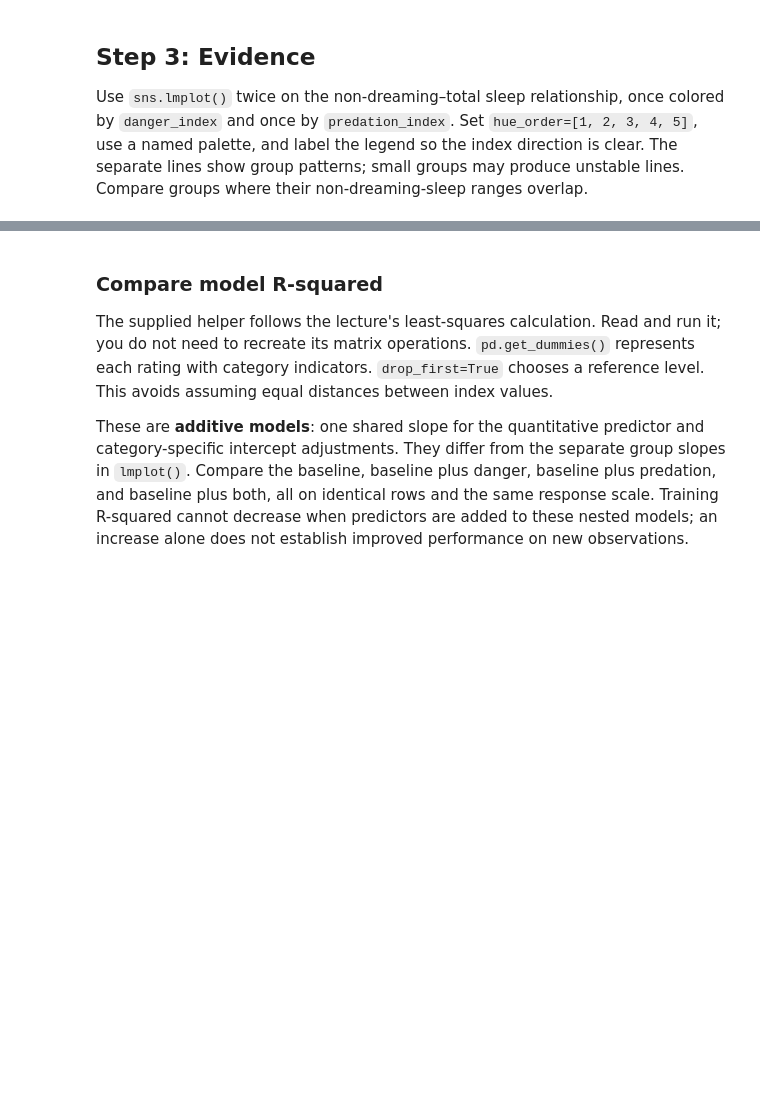
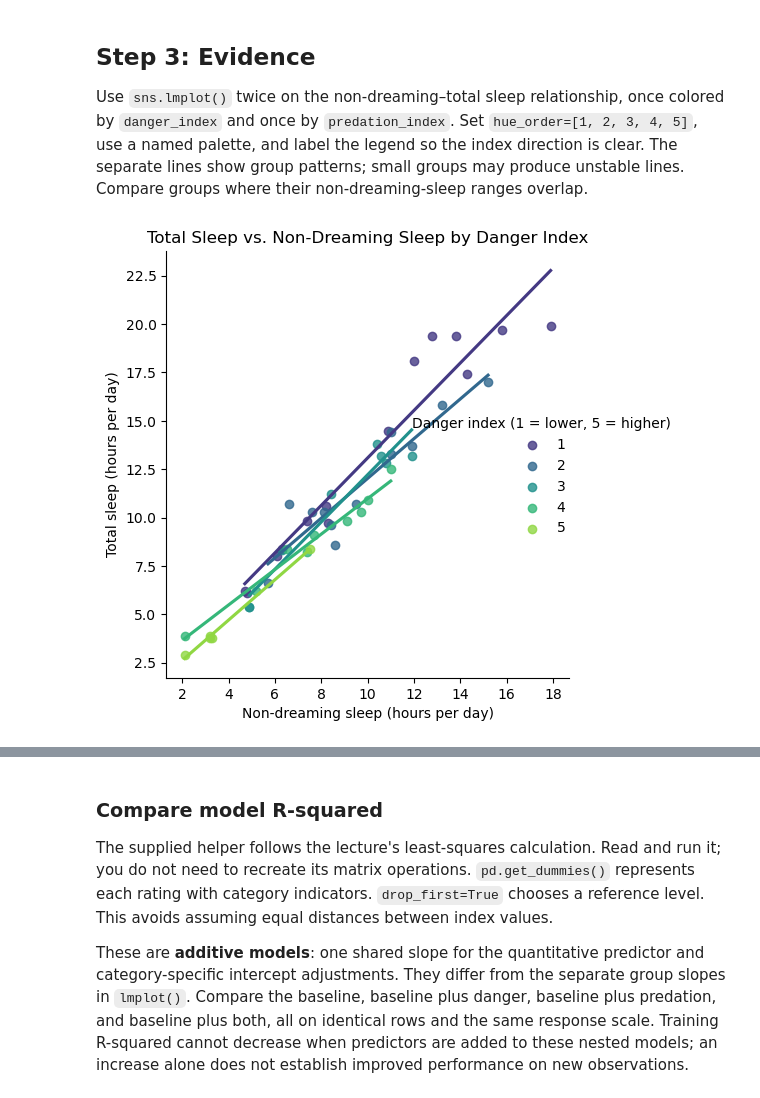
Before and after one commit to JPDeuce/Data_Visualization_and_Modeling_Campus, a Jupyter notebook: week03/lab/Lab - Relationships Between Quantitative Features.ipynb, the cells around one changed output, grey strips where cells are left out. Saved outputs shown, nothing was run; the diff lists cells and outputs as text; code cells hidden in the pictures; blank space fills up the shorter version.

```diff
--- a/week03/lab/Lab - Relationships Between Quantitative Features.ipynb
+++ b/week03/lab/Lab - Relationships Between Quantitative Features.ipynb
@@ -177,3 +343,10 @@ Your answer:
 Reuse `sleep_df` and its original sleep measurements. Count records for each danger and predation rating and display a cross-tabulation of the two indices. Keep all five original levels in their natural order. Higher predation index values mean a mammal is more likely to be preyed upon. Higher danger index values mean greater overall danger from other animals.
 # %%
 # Count the records at each danger and predation level.
+rating_order = [1, 2, 3, 4, 5]
+
+print("Danger index counts")
+print(sleep_df["danger_index"].value_counts().reindex(rating_order))
+
+print("\nPredation index counts")
+print(sleep_df["predation_index"].value_counts().reindex(rating_order))
@@ -185,5 +385,14 @@ Reuse `sleep_df` and its original sleep measurements. Count records for each dan
 Use `sns.lmplot()` twice on the non-dreaming–total sleep relationship, once colored by `danger_index` and once by `predation_index`. Set `hue_order=[1, 2, 3, 4, 5]`, use a named palette, and label the legend so the index direction is clear. The separate lines show group patterns; small groups may produce unstable lines. Compare groups where their non-dreaming-sleep ranges overlap.
 # %%
 # Plot the non-dreaming–total sleep relationship by danger category.
+danger_plot = sns.lmplot( data=sleep_df, x="non_dreaming_sleep", y="total_sleep", hue="danger_index", hue_order=rating_order, palette="viridis", ci=None,)
+
+plt.title("Total Sleep vs. Non-Dreaming Sleep by Danger Index")
+plt.xlabel("Non-dreaming sleep (hours per day)")
+plt.ylabel("Total sleep (hours per day)")
+danger_plot._legend.set_title("Danger index (1 = lower, 5 = higher)")
+plt.show()
+# %% [output]
+[figure, added]
 # %%
 # Plot the non-dreaming–total sleep relationship by predation category.
```
Also changed, not shown: parts of 45 cells of this notebook.
